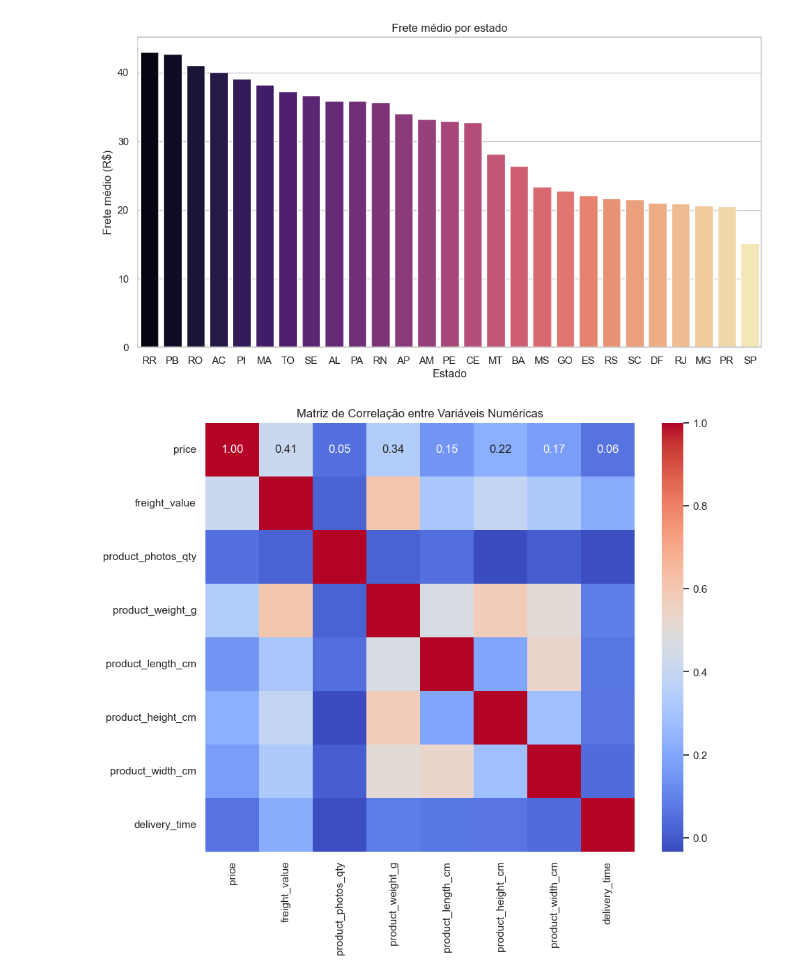
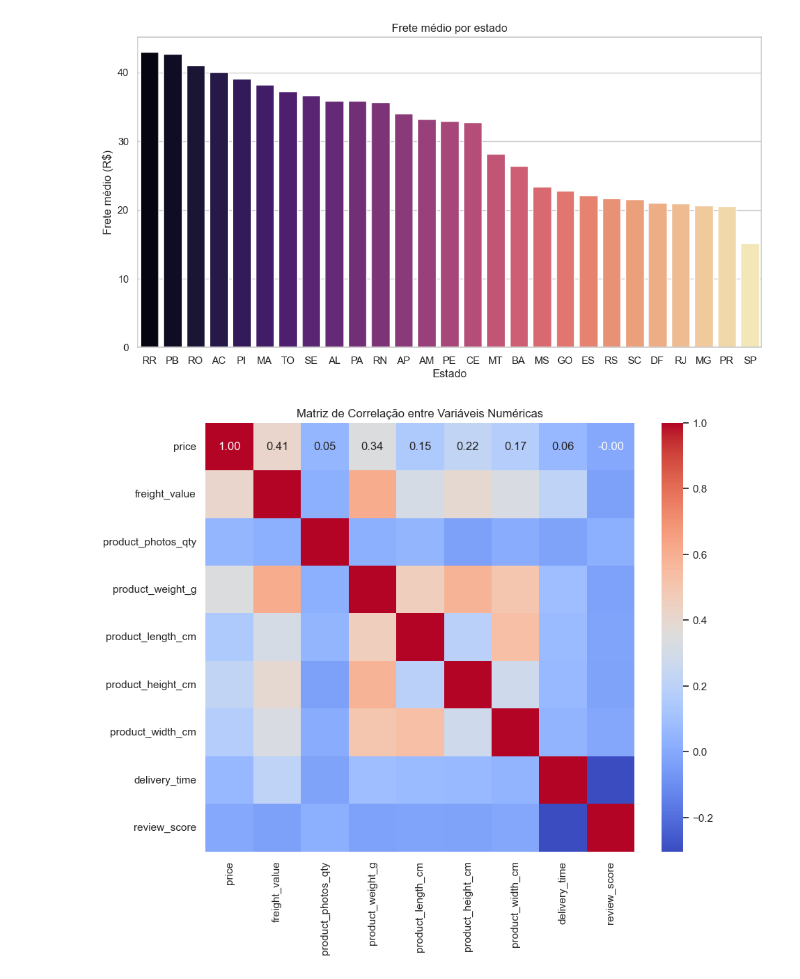
Before and after one commit to edilton-bs/projeto-analisepreditivavendas, a Jupyter notebook: notebooks/01_data_preprocessing_eda.ipynb.ipynb, the cells around one changed output. Cells and saved outputs as stored; diff of their text form; code cells hidden in the pictures.

```diff
--- a/notebooks/01_data_preprocessing_eda.ipynb.ipynb
+++ b/notebooks/01_data_preprocessing_eda.ipynb.ipynb
@@ -166,3 +166,20 @@ plt.xticks(rotation=90)
 plt.show()
 # %% [output]
 [figure]
+# %%
+# Calcular o tempo de entrega
+orders_df['order_delivered_customer_date'] = pd.to_datetime(orders_df['order_delivered_customer_date'])
+orders_df['order_purchase_timestamp'] = pd.to_datetime(orders_df['order_purchase_timestamp'])
+# merge
+df = pd.merge(orders_df, customers_df, on='customer_id', how='inner')
+
+df['delivery_time'] = (df['order_delivered_customer_date'] - df['order_purchase_timestamp']).dt.days
+
+# Tempo médio de entrega por estado
+avg_delivery_time_by_state = df.groupby('customer_state')['delivery_time'].mean()
+sns.barplot(x=avg_delivery_time_by_state.index, y=avg_delivery_time_by_state.values, palette="coolwarm")
+plt.title("Tempo médio de entrega por estado")
+plt.xlabel("Estado")
+plt.ylabel("Tempo médio de entrega (dias)")
+plt.xticks(rotation=90)
+plt.show()
@@ -268,26 +287,27 @@ plt.show()
 # %%
 # Fazer o merge entre os datasets
 merged_df = pd.merge(orders_items_df, products_df, on='product_id', how='inner')
 merged_df = pd.merge(merged_df, orders_df, on='order_id', how='inner')
+merged_df = pd.merge(merged_df, reviews_df, on='order_id', how='inner')
 
 # criar uma nova coluna: tempo de entrega
 merged_df['order_purchase_timestamp'] = pd.to_datetime(merged_df['order_purchase_timestamp'])
 merged_df['order_delivered_customer_date'] = pd.to_datetime(merged_df['order_delivered_customer_date'])
 merged_df['delivery_time'] = (merged_df['order_delivered_customer_date'] - merged_df['order_purchase_timestamp']).dt.days
 
 
 # Selecionar apenas colunas numéricas relevantes
 correlation_df = merged_df[['price', 'freight_value', 'product_photos_qty',
                             'product_weight_g', 'product_length_cm',
-                            'product_height_cm', 'product_width_cm', 'delivery_time']]
+                            'product_height_cm', 'product_width_cm', 'delivery_time', 'review_score']]
 
 # Criar a matriz de correlação
 corr_matrix = correlation_df.corr()
 
 # Plotar o heatmap
 plt.figure(figsize=(10,8))
 sns.heatmap(corr_matrix, annot=True, cmap="coolwarm", fmt=".2f", square=True)
 plt.title("Matriz de Correlação entre Variáveis Numéricas")
 plt.show()
 # %% [output]
-[figure, old version]
+[figure, new version]
```
Also changed, not shown: parts of 1 cell of this notebook.
